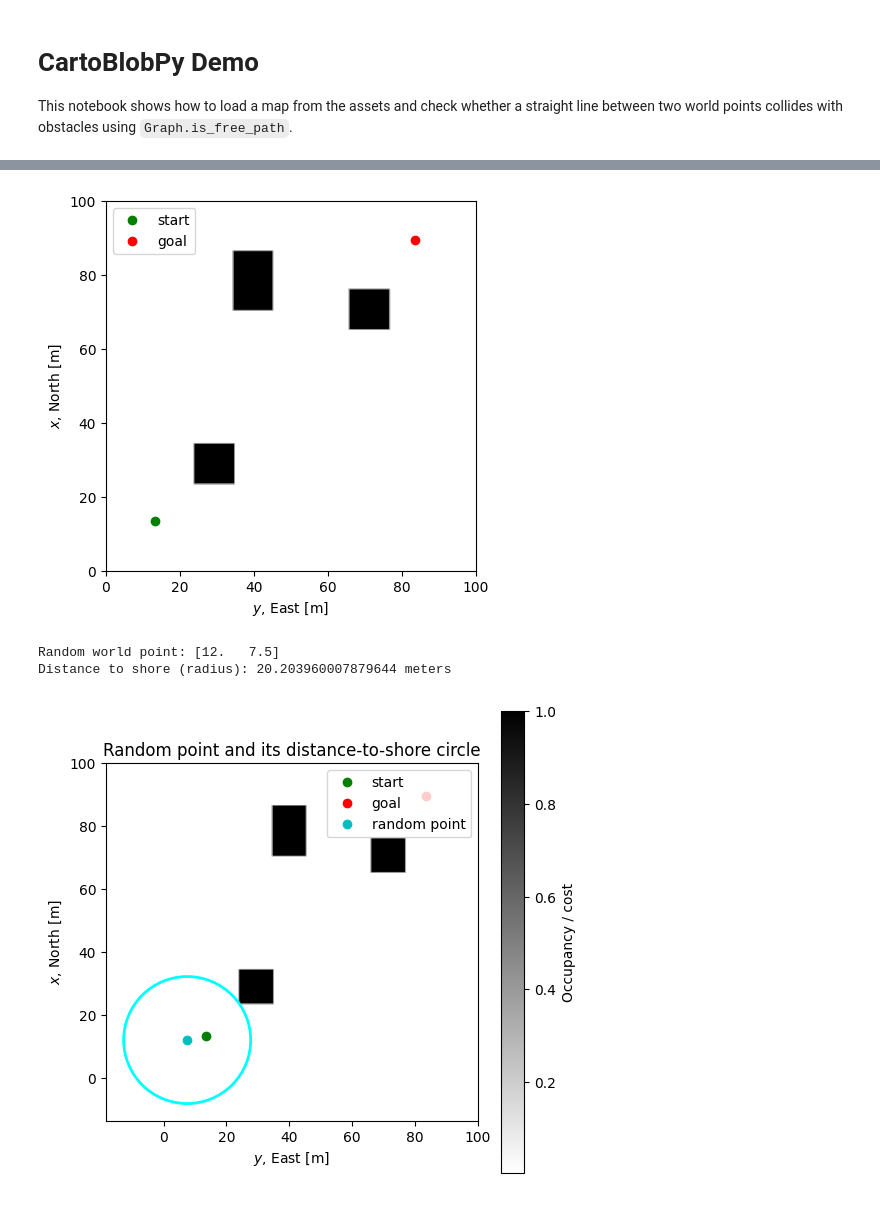
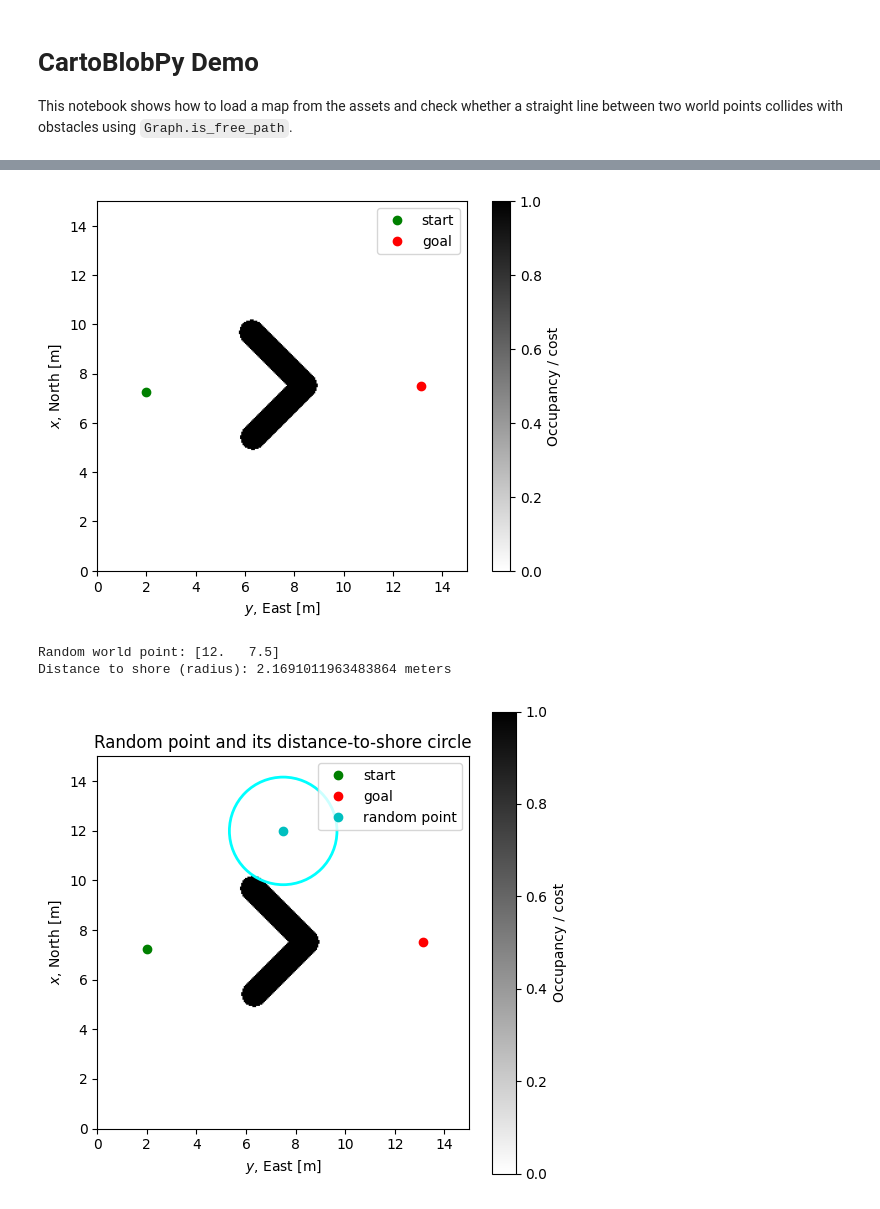
Before and after one commit to incebellipipo/cartoblobpy, a Jupyter notebook: notebooks/demo_00.ipynb, the cells around one changed output, grey strips where cells are left out. Saved outputs shown, nothing was run; the diff lists cells and outputs as text; code cells hidden in the pictures.

```diff
--- a/notebooks/demo_00.ipynb
+++ b/notebooks/demo_00.ipynb
@@ -11,7 +11,7 @@ from cartoblobpy.assets import get_map_path, list_example_maps
 # Load a sample map from assets
 available = list_example_maps()
 print("Available maps:", available)
-map_name = 'map016.yaml'
+map_name = 'map010.yaml'
 yaml_path = get_map_path(map_name)
 print("Using map:", yaml_path)
 
@@ -26,4 +26,4 @@ Using map: C:\Users\emirc\OneDrive - NTNU\Projects\image_to_map\cartoblobpy\src\
-[figure, old version]
+[figure, new version]
 # %%
 # Random point + circle (distance to shore)
 import numpy as np
@@ -56,8 +56,8 @@ ax.legend(loc='upper right')
 plt.show()
 # %% [output]
 Random world point: [12.   7.5]
-Distance to shore (radius): 20.203960007879644 meters
+Distance to shore (radius): 2.1691011963483864 meters
-[figure, old version]
+[figure, new version]
 # %%
 # Random segment collision test using is_free_path
 import numpy as np
```
Also changed, not shown: parts of 2 cells of this notebook, 1 other file.
